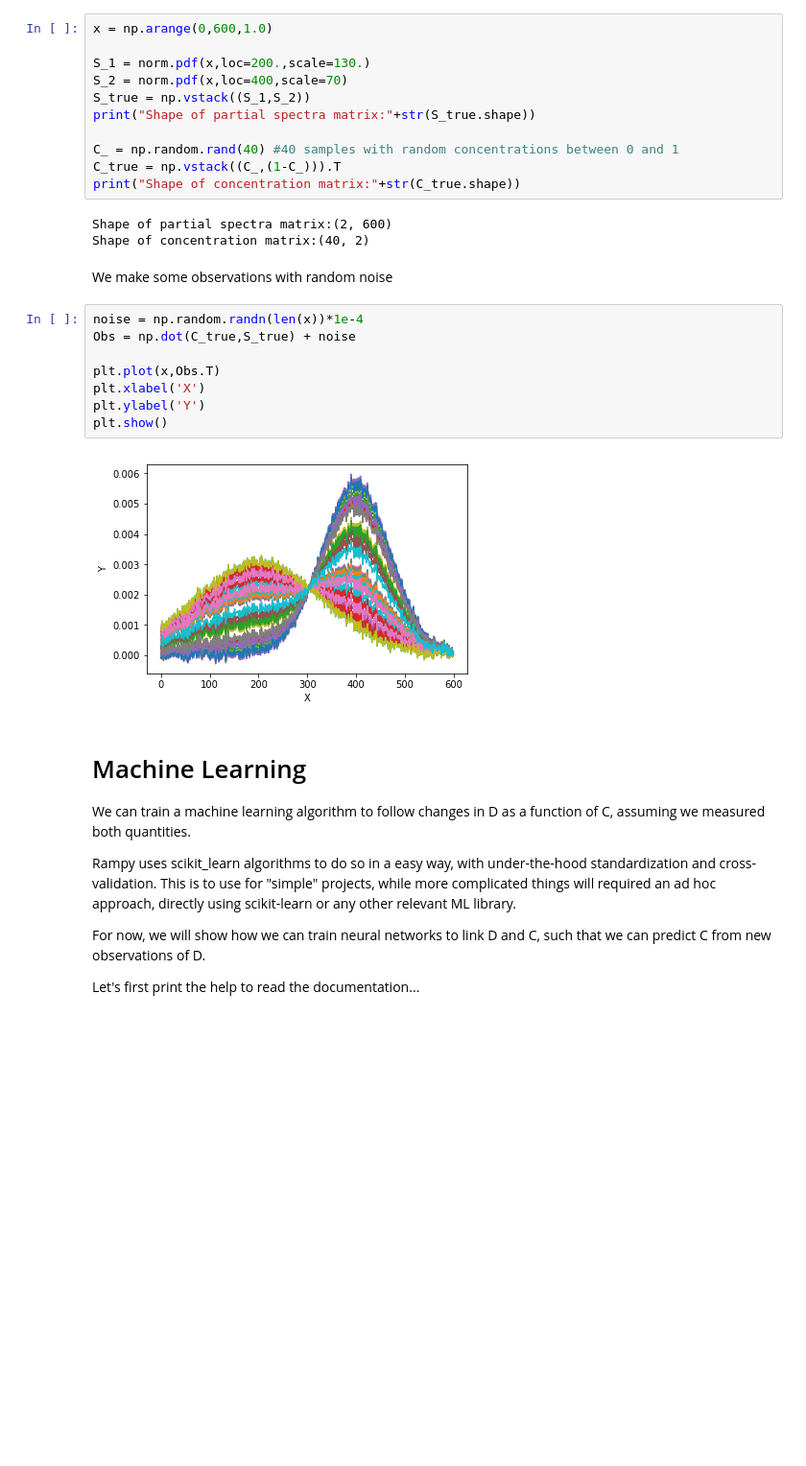
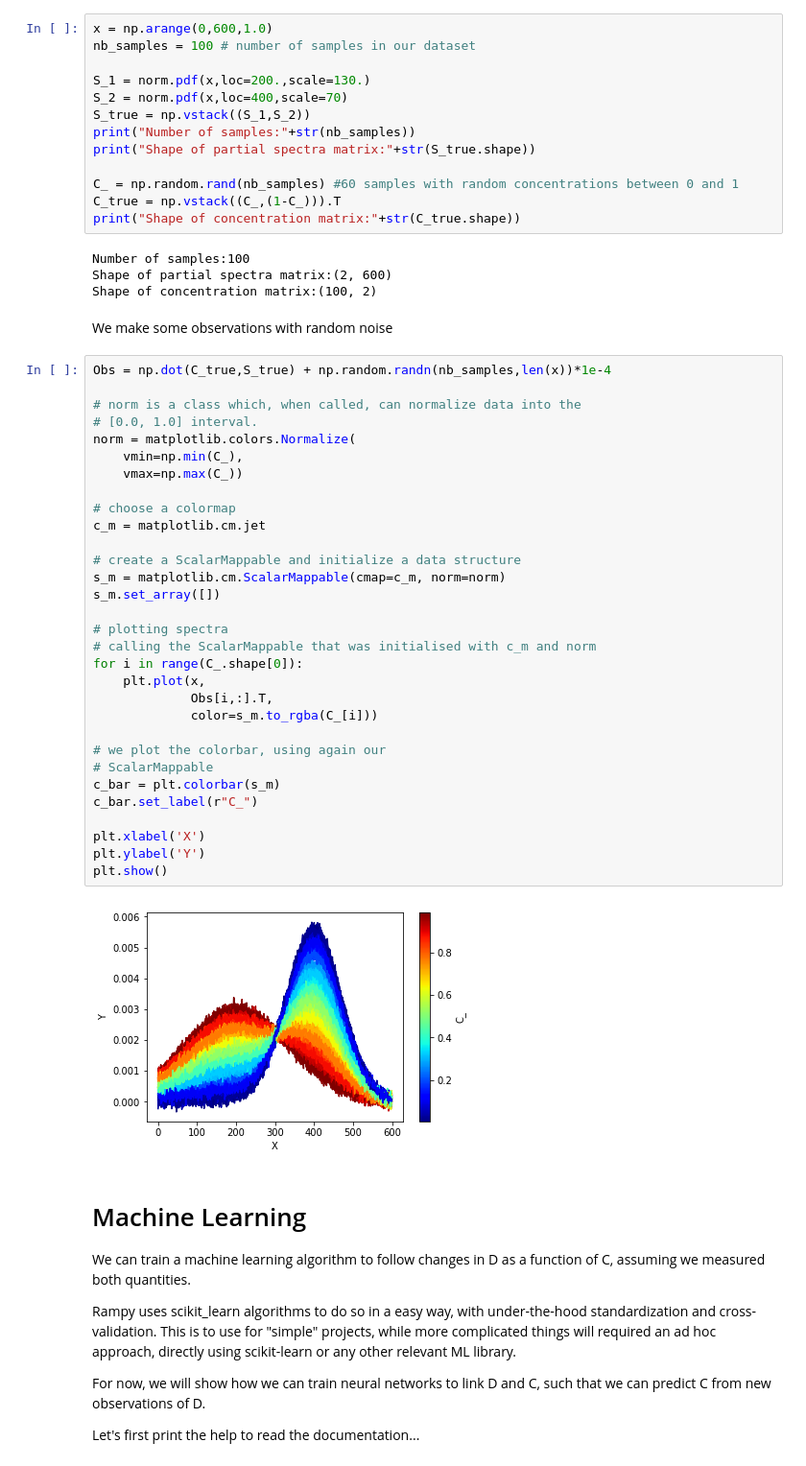
Before and after one commit to charlesll/rampy, a Jupyter notebook: examples/Machine Learning Regression.ipynb, the cells around one changed output. Shown at 96% size. Drawn from its saved outputs; the diff is of its cells as text; blank space fills up the shorter version.

```diff
--- a/examples/Machine Learning Regression.ipynb
+++ b/examples/Machine Learning Regression.ipynb
@@ -18,30 +20,56 @@ import rampy as rp
 from scipy.stats import norm
 # %%
 x = np.arange(0,600,1.0)
+nb_samples = 100 # number of samples in our dataset
 
 S_1 = norm.pdf(x,loc=200.,scale=130.)
 S_2 = norm.pdf(x,loc=400,scale=70)
 S_true = np.vstack((S_1,S_2))
+print("Number of samples:"+str(nb_samples))
 print("Shape of partial spectra matrix:"+str(S_true.shape))
 
-C_ = np.random.rand(40) #40 samples with random concentrations between 0 and 1
+C_ = np.random.rand(nb_samples) #60 samples with random concentrations between 0 and 1
 C_true = np.vstack((C_,(1-C_))).T
 print("Shape of concentration matrix:"+str(C_true.shape))
 # %% [output]
+Number of samples:100
 Shape of partial spectra matrix:(2, 600)
-Shape of concentration matrix:(40, 2)
+Shape of concentration matrix:(100, 2)
 # %% [markdown]
 We make some observations with random noise
-# %%
-noise = np.random.randn(len(x))*1e-4
-Obs = np.dot(C_true,S_true) + noise
-
-plt.plot(x,Obs.T)
-plt.xlabel('X')
-plt.ylabel('Y')
-plt.show()
-# %% [output]
-[figure, removed]
+# %%
+Obs = np.dot(C_true,S_true) + np.random.randn(nb_samples,len(x))*1e-4
+
+# norm is a class which, when called, can normalize data into the
+# [0.0, 1.0] interval.
+norm = matplotlib.colors.Normalize(
+    vmin=np.min(C_),
+    vmax=np.max(C_))
+
+# choose a colormap
+c_m = matplotlib.cm.jet
+
+# create a ScalarMappable and initialize a data structure
+s_m = matplotlib.cm.ScalarMappable(cmap=c_m, norm=norm)
+s_m.set_array([])
+
+# plotting spectra
+# calling the ScalarMappable that was initialised with c_m and norm
+for i in range(C_.shape[0]):
+    plt.plot(x,
+             Obs[i,:].T,
+             color=s_m.to_rgba(C_[i]))
+
+# we plot the colorbar, using again our
+# ScalarMappable
+c_bar = plt.colorbar(s_m)
+c_bar.set_label(r"C_")
+
+plt.xlabel('X')
+plt.ylabel('Y')
+plt.show()
+# %% [output]
+[figure, added]
 # %% [markdown]
 # Machine Learning
 
```
Also changed, not shown: parts of 41 cells of this notebook, 1 other file.
